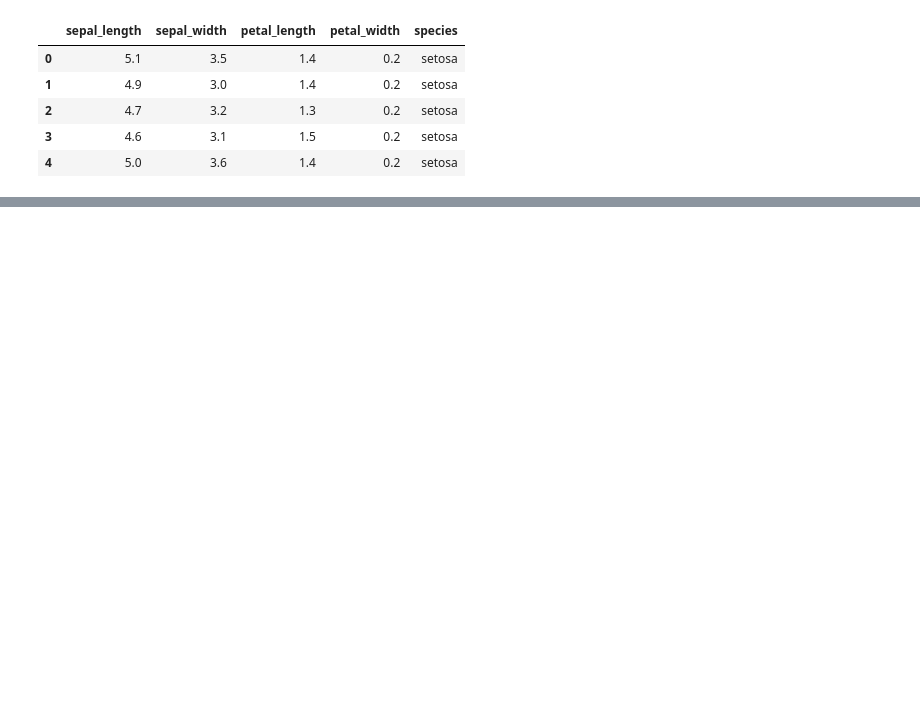
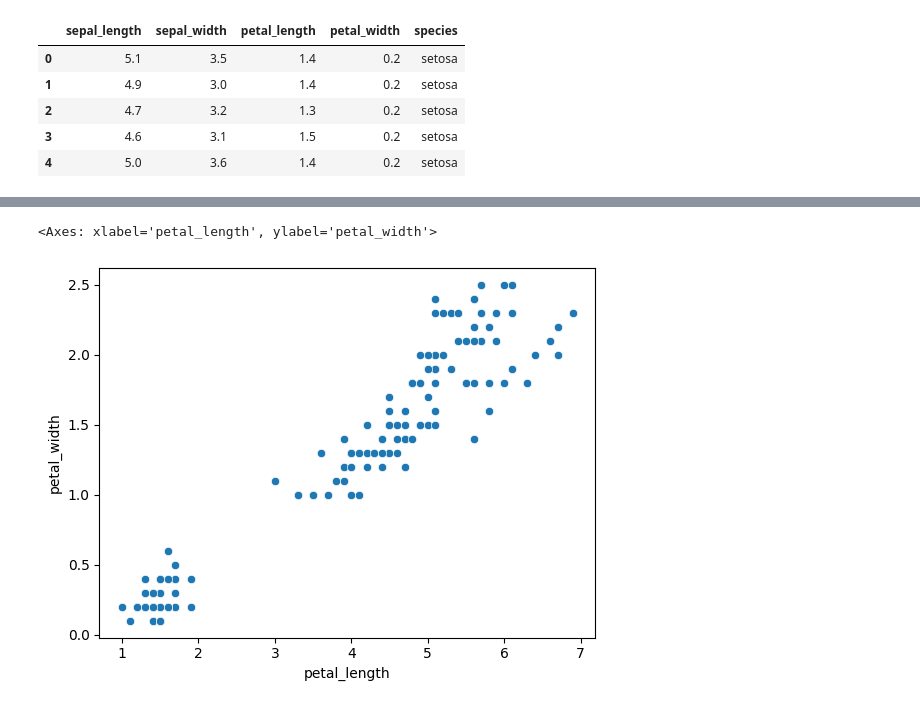
Before and after one commit to sankar0453/statistics, a Jupyter notebook: desscriptive-practicals.ipynb, the cells around one changed output, grey strips where cells are left out. Saved outputs shown, nothing was run; the diff lists cells and outputs as text; code cells hidden in the pictures; blank space fills up the shorter version.

```diff
--- a/desscriptive-practicals.ipynb
+++ b/desscriptive-practicals.ipynb
@@ -30,0 +310,5 @@ data.head()
+# %%
+sns.scatterplot(x=data2_copy["petal_length"],y=data2_copy['petal_width'])
+# %% [output]
+<Axes: xlabel='petal_length', ylabel='petal_width'>
+[figure, added]
```
Also changed, not shown: parts of 50 cells of this notebook, 2 other files.
